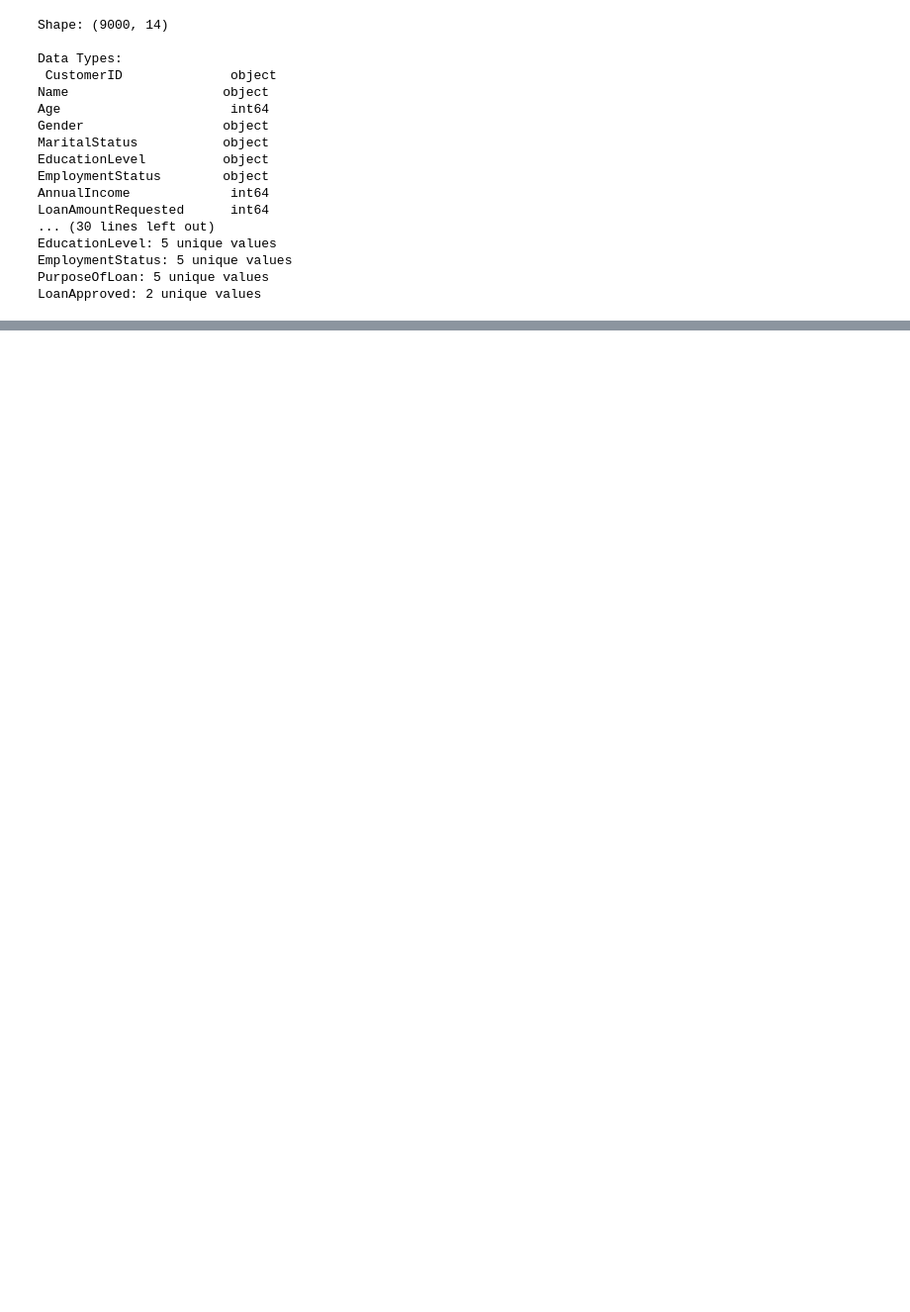
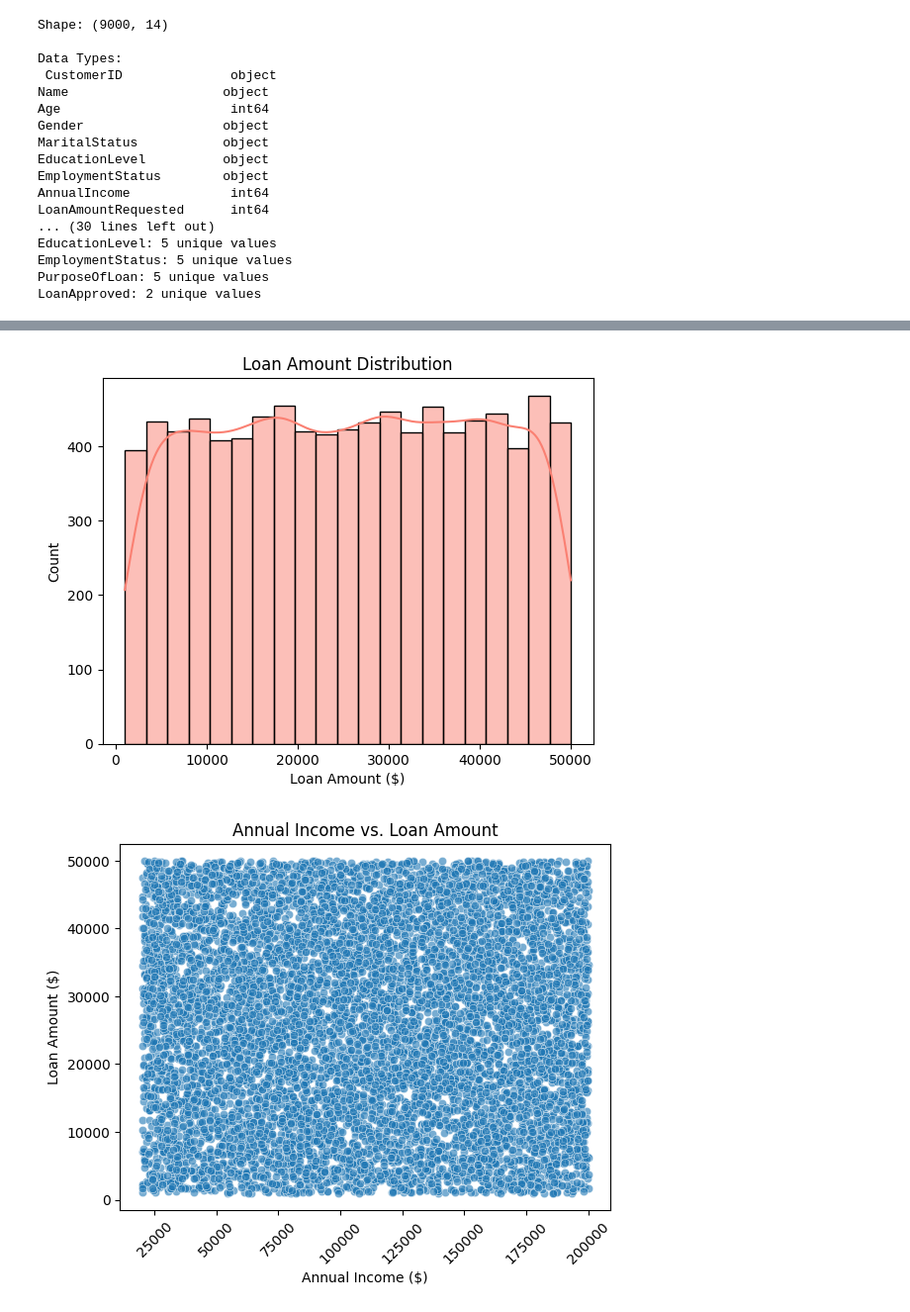
Before and after one commit to Bilal-Ali99/Loan_Approval_Prediction, a Jupyter notebook: Loan_Approval_Prediction.ipynb, the cells around one changed output, grey strips where cells are left out. Shown at 99% size. Drawn from its saved outputs; the diff is of its cells as text; code cells hidden in the pictures; blank space fills up the shorter version.

```diff
--- a/Loan_Approval_Prediction.ipynb
+++ b/Loan_Approval_Prediction.ipynb
@@ -259,0 +217,20 @@ df['Gender'] = le.fit_transform(df['Gender'])
+# %%
+# Creating a Histogram to visualize the distribution of loan amount
+
+sns.histplot(df['LoanAmountRequested'],kde=True,color='salmon')
+plt.title('Loan Amount Distribution')
+plt.xlabel('Loan Amount ($)')
+plt.ylabel('Count')
+plt.show()
+
+# Creating a scatter plot to examine relationship between loan amount and income
+
+sns.scatterplot(x='AnnualIncome',y='LoanAmountRequested',data=df,alpha=0.6)
+plt.title('Annual Income vs. Loan Amount')
+plt.xlabel('Annual Income ($)')
+plt.ylabel('Loan Amount ($)')
+plt.xticks(rotation=45)
+plt.show()
+# %% [output]
+[figure, added]
+[figure, added]
```
Also changed, not shown: parts of 59 cells of this notebook.
